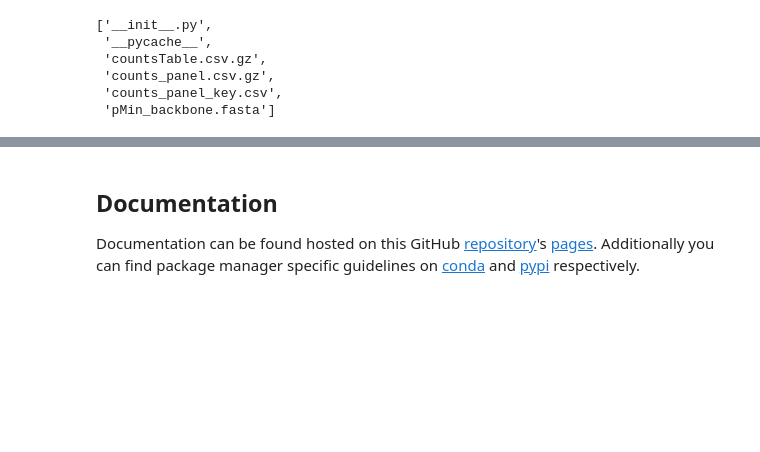
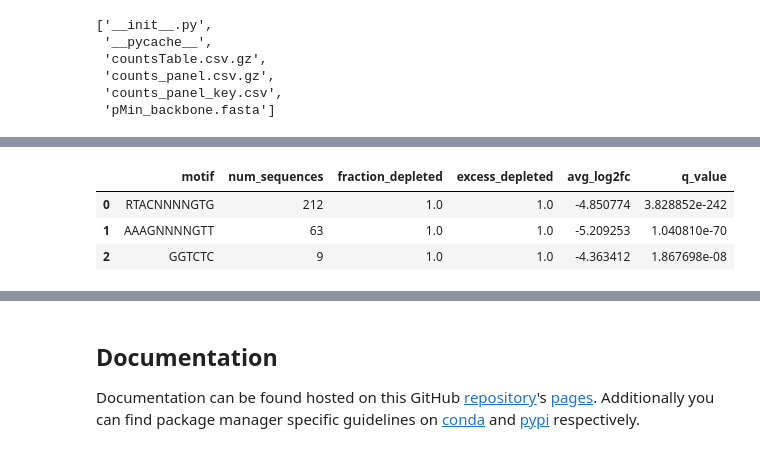
Before and after one commit to dbikard/randseq, a Jupyter notebook: nbs/index.ipynb, the cells around one changed output, grey strips where cells are left out. Drawn from its saved outputs; the diff is of its cells as text; code cells hidden in the pictures; blank space fills up the shorter version.

```diff
--- a/nbs/index.ipynb
+++ b/nbs/index.ipynb
@@ -2,6 +2,8 @@
 #| hide
 from randseq.core import *
 import os
+import pandas as pd
+pd.set_option("display.max_colwidth", None)   # show each reason in full
 from randseq.example_data import get_example_data_dir
 # %% [markdown]
 # randseq
@@ -87,0 +86,7 @@ flexible_motifs_df
+# %%
+motifs
+# %% [output]
+|  | motif | num_sequences | fraction_depleted | excess_depleted | avg_log2fc | q_value |
+| 0 | RTACNNNNGTG | 212 | 1.0 | 1.0 | -4.850774 | 3.828852e-242 |
+| 1 | AAAGNNNNGTT | 63 | 1.0 | 1.0 | -5.209253 | 1.040810e-70 |
+| 2 | GGTCTC | 9 | 1.0 | 1.0 | -4.363412 | 1.867698e-08 |
```
Also changed, not shown: parts of 10 cells of this notebook, 14 other files.
